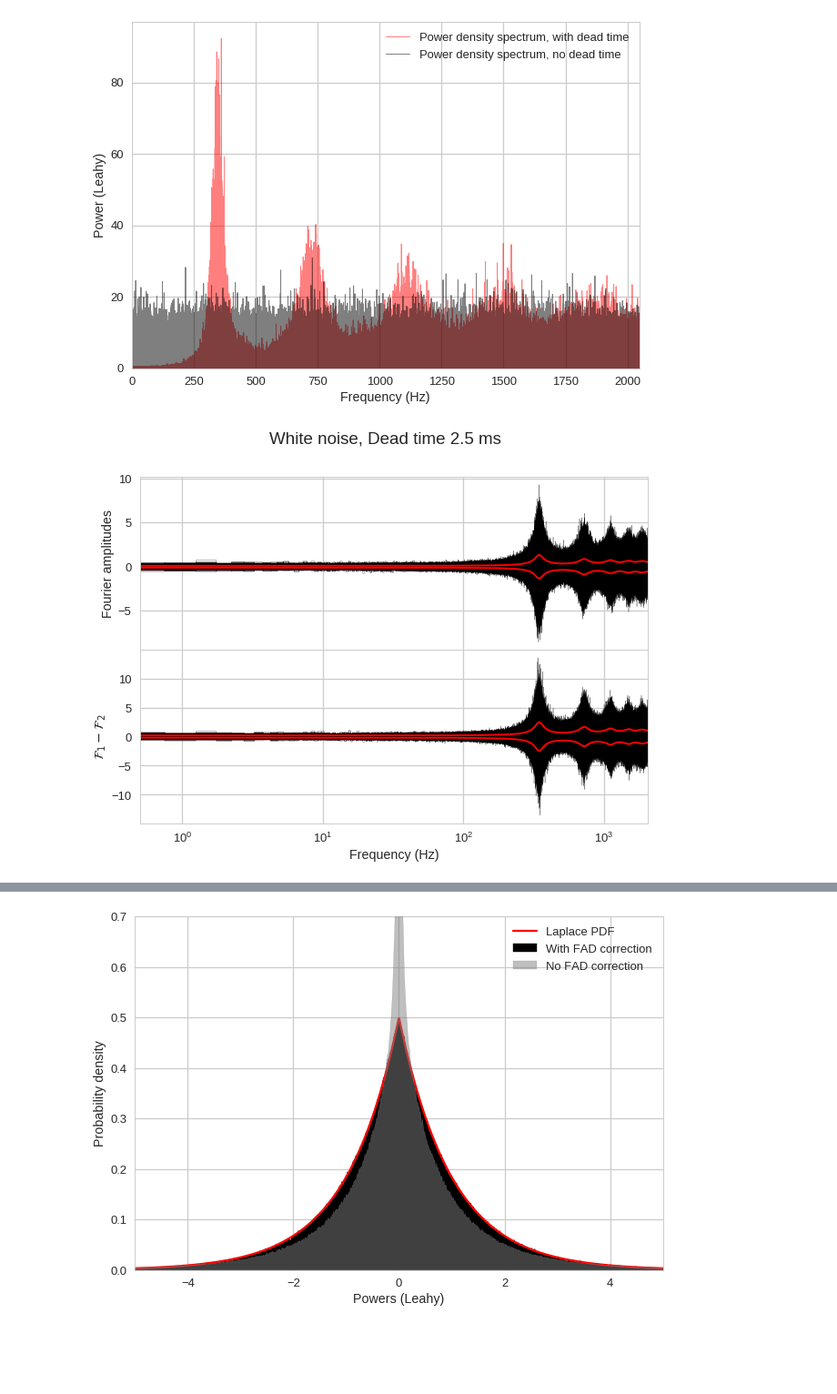
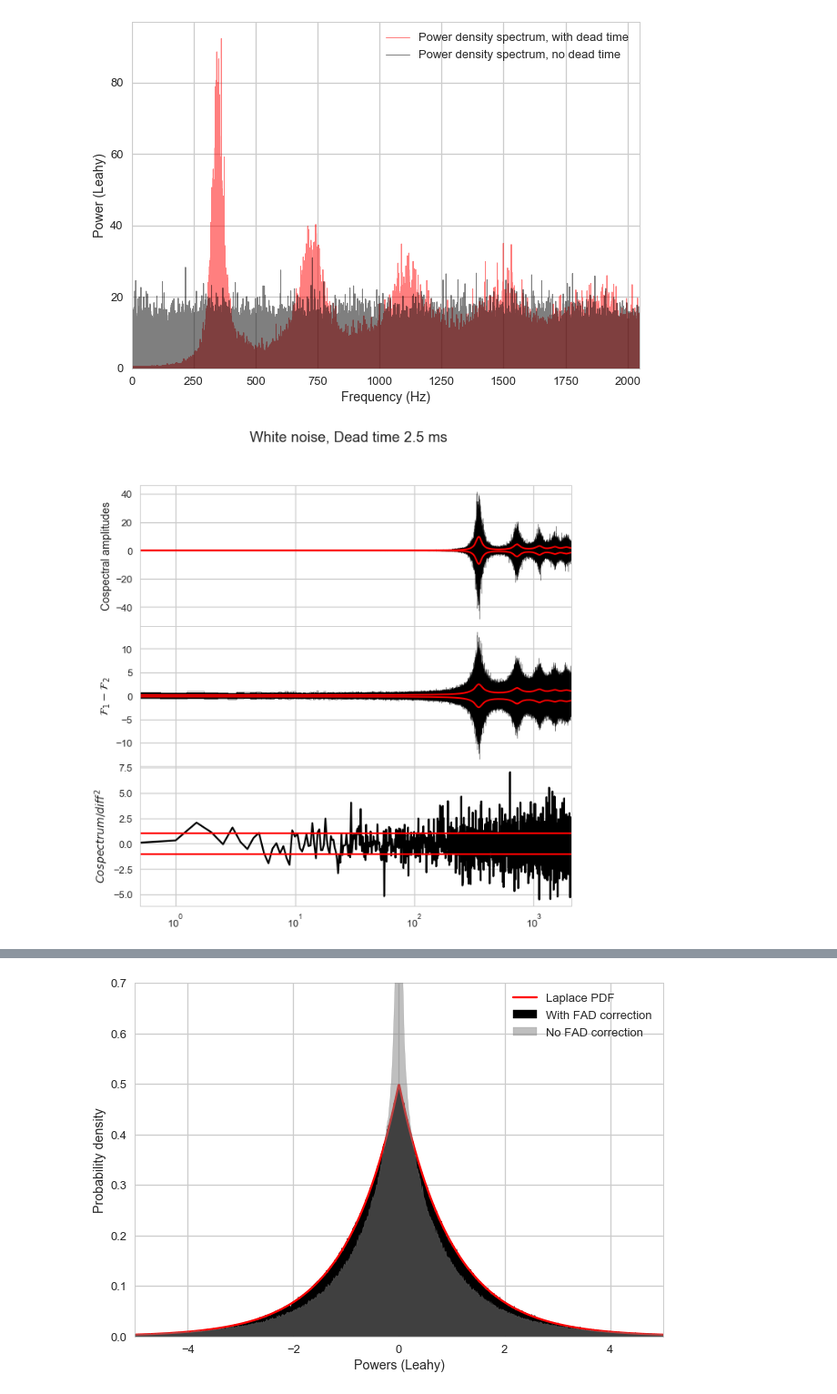
Before and after one commit to matteobachetti/deadtime-paper-II, a Jupyter notebook: notebooks/2. White noise + Dead time.ipynb, the cells around one changed output, grey strips where cells are left out. Shown at 91% size. Drawn from its saved outputs; the diff is of its cells as text; code cells hidden in the pictures; blank space fills up the shorter version.

```diff
--- a/notebooks/2. White noise + Dead time.ipynb
+++ b/notebooks/2. White noise + Dead time.ipynb
@@ -85,13 +85,15 @@ plt.savefig('pds_dt.jpg')
 # %% [output]
 [figure]
 # %%
-plt.figure(figsize=(10, 7))
+plt.figure(figsize=(10, 10))
 plt.suptitle("White noise, Dead time 2.5 ms")
-gs = GridSpec(2, 1, hspace=0)
+gs = GridSpec(3, 1, hspace=0)
 ax0 = plt.subplot(gs[0])
 ax1 = plt.subplot(gs[1], sharex=ax0)
+ax2 = plt.subplot(gs[2], sharex=ax0)
 
 fourier_all = []
+cospec_all = []
 diff_all = []
 start_times = np.arange(lc1.time[0], lc1.time[-1], 2)
 for start_time in start_times:
@@ -100,35 +102,44 @@ for start_time in start_times:
     good_counts2 = lc2.counts[good]
 
     fourier1 = scipy.fftpack.fft(good_counts1)
     fourier2 = scipy.fftpack.fft(good_counts2)
 
     freqs = scipy.fftpack.fftfreq(len(good_counts1), lc1.dt)
 
     fourier1 = fourier1[freqs>0] * np.sqrt(2 / np.sum(good_counts1))
     fourier2 = fourier2[freqs>0] * np.sqrt(2 / np.sum(good_counts2))
     freqs = freqs[freqs > 0]
 
-    ax0.plot(freqs, fourier1.real, drawstyle='steps-mid', color='k', alpha=0.5, lw=0.5)
+    ax0.plot(freqs, (fourier1 * fourier2.conj()).real, drawstyle='steps-mid', color='k', alpha=0.5, lw=0.5)
     ax0.semilogx()
-    fourier_all.append(np.abs(fourier1.real))
+    cospec_all.append((fourier1 * fourier2.conj()).real)
+    fourier_all.append((fourier1 * fourier1.conj()).real)
 
-    ax1.plot(freqs, (fourier1 - fourier2), drawstyle='steps-mid', color='k', alpha=0.5, lw=0.5)
+    ax1.plot(freqs, (fourier1 - fourier2).real, drawstyle='steps-mid', color='k', alpha=0.5, lw=0.5)
     diff_all.append((fourier1 - fourier2).real)
 
 fourier_all = np.array(fourier_all)
 diff_all = np.array(diff_all)
 
 ax0.plot(freqs, gaussian_filter1d(np.std((fourier_all.real), axis=0), 10), lw=2, color='r')
 ax0.plot(freqs, -gaussian_filter1d(np.std((fourier_all.real), axis=0), 10),  lw=2, color='r')
-ax0.set_ylabel('Fourier amplitudes')
+ax0.set_ylabel('Cospectral amplitudes')
 
 ax1.plot(freqs, gaussian_filter1d(np.mean(np.abs(diff_all.real), axis=0), 10), lw=2, color='r')
 ax1.plot(freqs, -gaussian_filter1d(np.mean(np.abs(diff_all.real), axis=0), 10), lw=2, color='r')
 ax1.set_ylabel('$\mathcal{F}_1 - \mathcal{F}_2$')
 
 ax1.set_xlabel('Frequency (Hz)')
 ax0.set_xlim(freqs[0], freqs[-1])
 
+ax2.plot(freqs,
+         (fourier1 * fourier2.conj()).real / gaussian_filter1d(np.mean(np.abs(diff_all.real), axis=0), 10)**2,
+         color='k')
+ax2.set_ylabel('$Cospectrum / diff^2$')
+
+ax2.axhline(1, color='r')
+ax2.axhline(-1, color='r')
+
 plt.savefig('rn_fourierdiff_dt.jpg')
 # %% [output]
-[figure, old version]
+[figure, new version]
```
Also changed, not shown: parts of 6 cells of this notebook, 6 other files.
